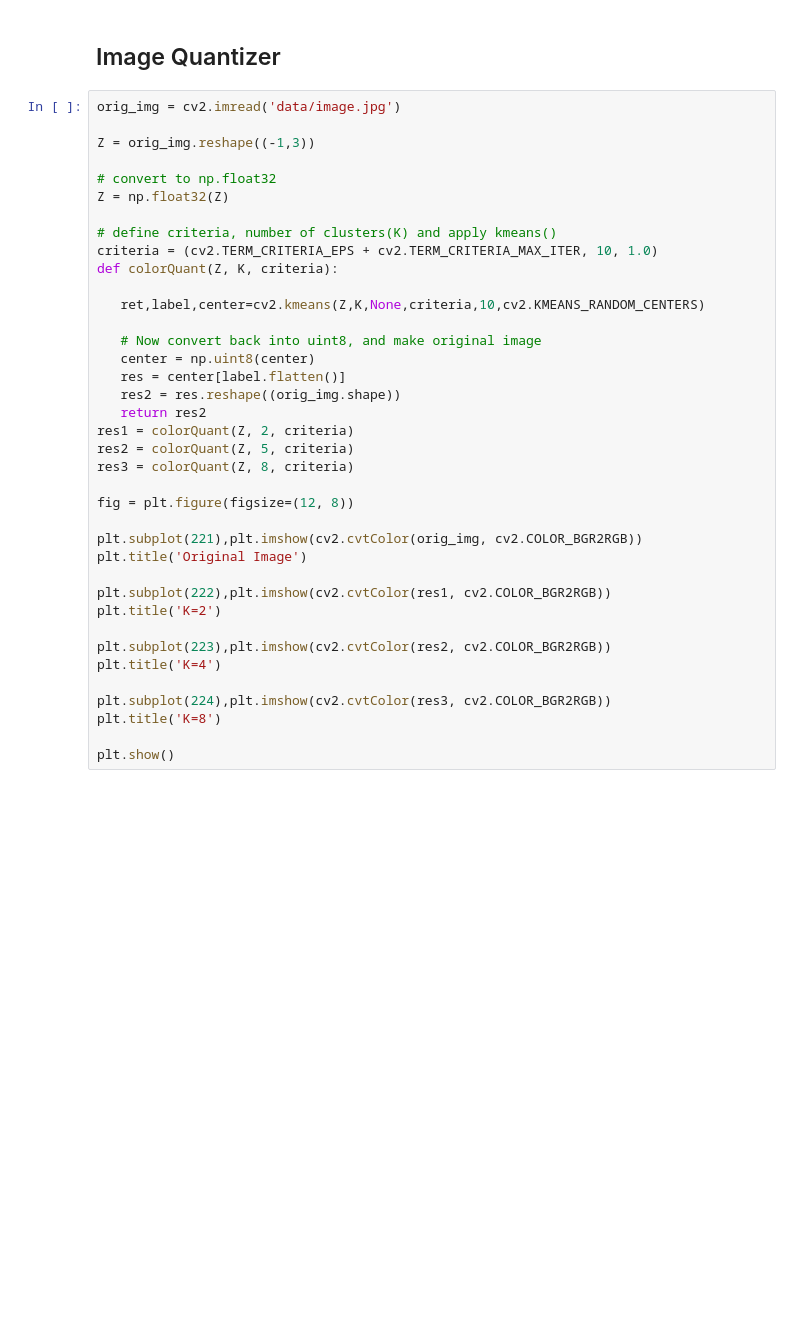
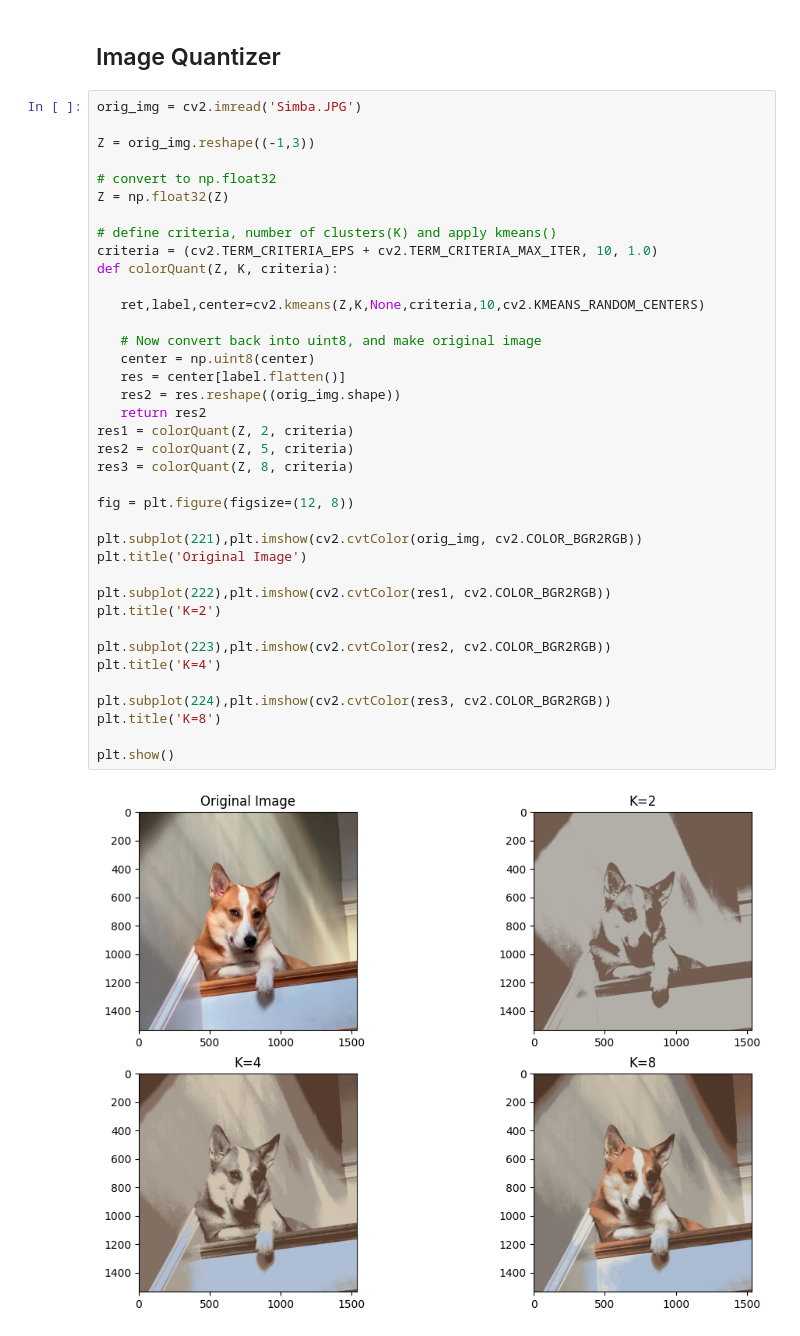
Before and after one commit to jrebull/Vision, a Jupyter notebook: Violinistas_2_2_Simple_ImgProcessing.ipynb, the cells around one changed output. Saved outputs shown, nothing was run; the diff lists cells and outputs as text; blank space fills up the shorter version.

```diff
--- a/Violinistas_2_2_Simple_ImgProcessing.ipynb
+++ b/Violinistas_2_2_Simple_ImgProcessing.ipynb
@@ -481,7 +481,7 @@ plt.show()
 # %% [markdown]
 ## Image Quantizer  <a class="anchor" id="quant"></a>
 # %%
-orig_img = cv2.imread('data/image.jpg')
+orig_img = cv2.imread('Simba.JPG')
 
 Z = orig_img.reshape((-1,3))
 
@@ -491,30 +491,32 @@ Z = np.float32(Z)
 # define criteria, number of clusters(K) and apply kmeans()
 criteria = (cv2.TERM_CRITERIA_EPS + cv2.TERM_CRITERIA_MAX_ITER, 10, 1.0)
 def colorQuant(Z, K, criteria):
 
    ret,label,center=cv2.kmeans(Z,K,None,criteria,10,cv2.KMEANS_RANDOM_CENTERS)
 
    # Now convert back into uint8, and make original image
    center = np.uint8(center)
    res = center[label.flatten()]
    res2 = res.reshape((orig_img.shape))
    return res2
 res1 = colorQuant(Z, 2, criteria)
 res2 = colorQuant(Z, 5, criteria)
 res3 = colorQuant(Z, 8, criteria)
 
 fig = plt.figure(figsize=(12, 8))
 
 plt.subplot(221),plt.imshow(cv2.cvtColor(orig_img, cv2.COLOR_BGR2RGB))
 plt.title('Original Image')
 
 plt.subplot(222),plt.imshow(cv2.cvtColor(res1, cv2.COLOR_BGR2RGB))
 plt.title('K=2')
 
 plt.subplot(223),plt.imshow(cv2.cvtColor(res2, cv2.COLOR_BGR2RGB))
 plt.title('K=4')
 
 plt.subplot(224),plt.imshow(cv2.cvtColor(res3, cv2.COLOR_BGR2RGB))
 plt.title('K=8')
 
 plt.show()
+# %% [output]
+[figure, added]
```
